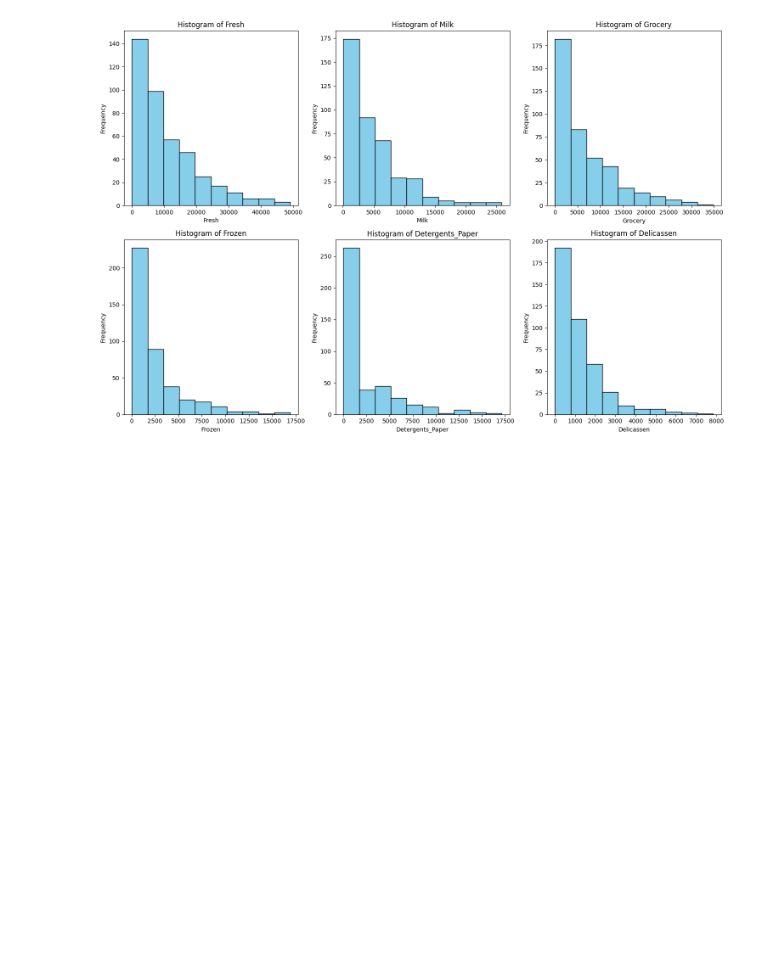
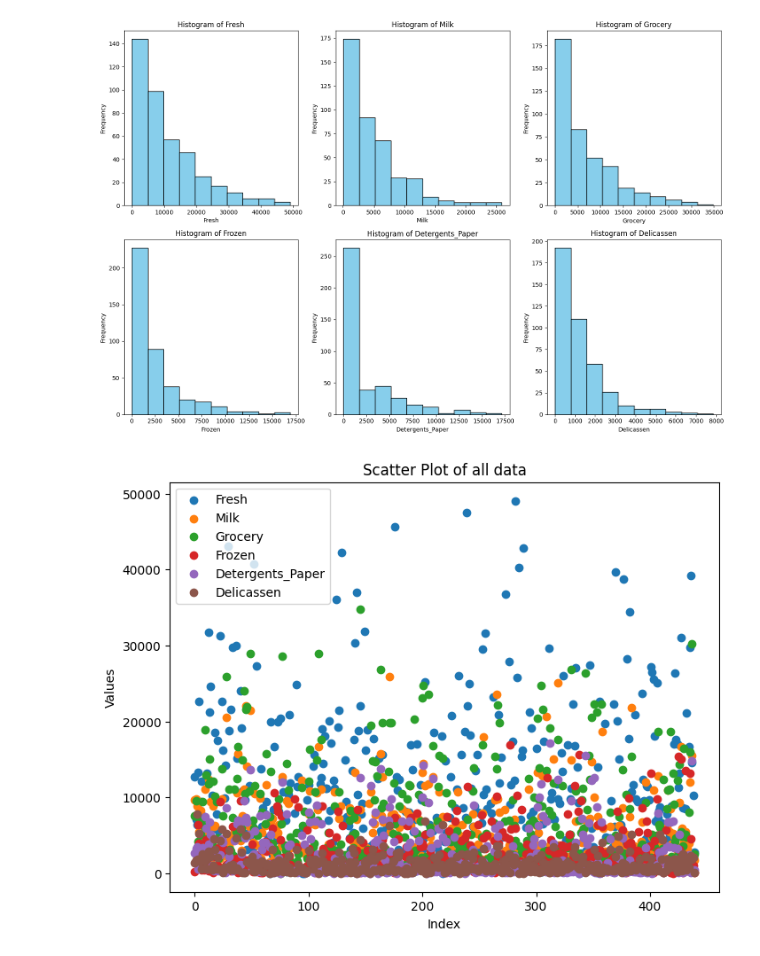
Before and after one commit to SobiaNoorAI/Wholesale-Customer-Segmentation-and-Spending-Behavior-Analysis-By-ML, a Jupyter notebook: K_Means_Clustering_Wholesale_Customers.ipynb, the cells around one changed output. Cells and saved outputs as stored; diff of their text form; code cells hidden in the pictures; blank space fills up the shorter version.

```diff
--- a/K_Means_Clustering_Wholesale_Customers.ipynb
+++ b/K_Means_Clustering_Wholesale_Customers.ipynb
@@ -161,3 +179,16 @@ plt.tight_layout()  # Adjust layout to prevent overlapping
 plt.show()
 # %% [output]
 [figure]
+# %%
+# Scatter plot
+plt.figure(figsize=(8,6))
+for column in Wholesale_df_filtered.columns:
+    plt.scatter(Wholesale_df_filtered.index, Wholesale_df_filtered[column], label=column)
+
+plt.xlabel("Index")
+plt.ylabel("Values")
+plt.title("Scatter Plot of all data")
+plt.legend()
+plt.show()
+# %% [output]
+[figure, added]
```
Also changed, not shown: parts of 4 cells of this notebook.
